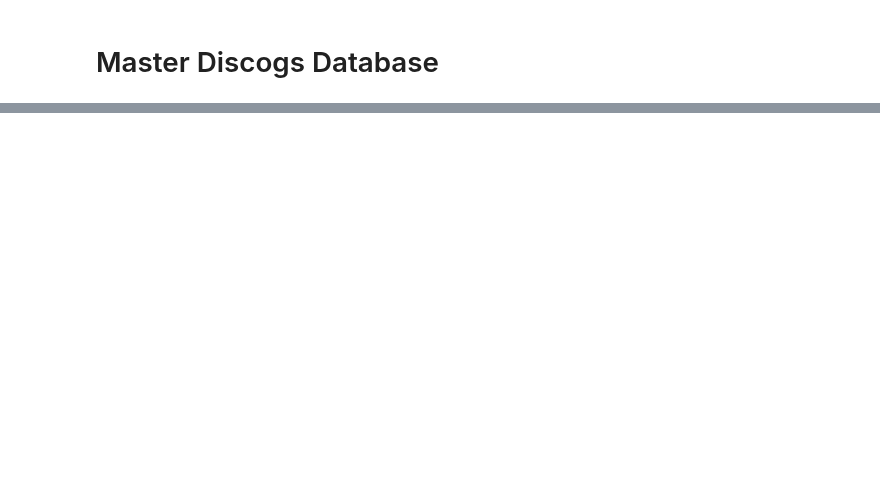
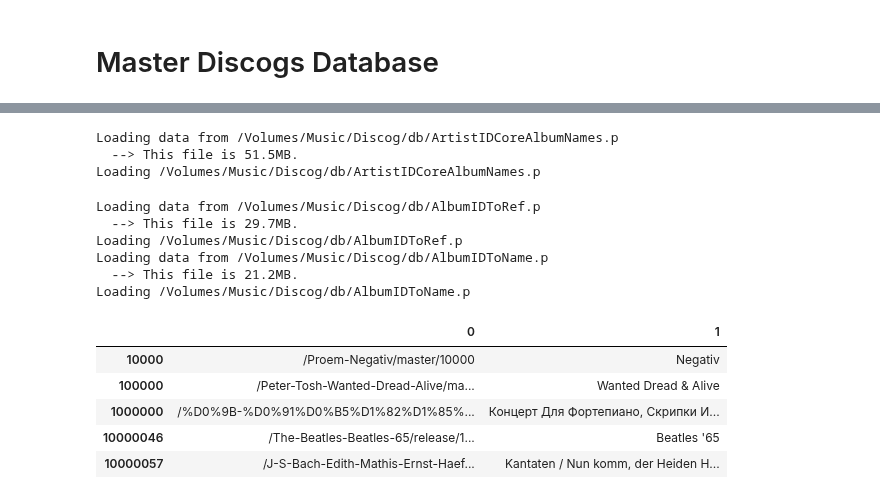
Before and after one commit to tgadf/discogs, a Jupyter notebook: Master DB.ipynb, the cells around one changed output, grey strips where cells are left out. Drawn from its saved outputs; the diff is of its cells as text; code cells hidden in the pictures; blank space fills up the shorter version.

```diff
--- a/Master DB.ipynb
+++ b/Master DB.ipynb
@@ -264,0 +283,27 @@ Loading /Volumes/Music/Discog/db/AlbumArtistMetaData.p
+# %%
+x = disc.getArtistIDCoreAlbumNames()
+# %% [output]
+Loading data from /Volumes/Music/Discog/db/ArtistIDCoreAlbumNames.p
+  --> This file is 51.5MB.
+Loading /Volumes/Music/Discog/db/ArtistIDCoreAlbumNames.p
+# %%
+albToRef  = disc.getAlbumIDToRefData()
+albToName = disc.getAlbumIDToNameData()
+# %% [output]
+Loading data from /Volumes/Music/Discog/db/AlbumIDToRef.p
+  --> This file is 29.7MB.
+Loading /Volumes/Music/Discog/db/AlbumIDToRef.p
+Loading data from /Volumes/Music/Discog/db/AlbumIDToName.p
+  --> This file is 21.2MB.
+Loading /Volumes/Music/Discog/db/AlbumIDToName.p
+# %%
+albDF = DataFrame([albToRef,albToName]).T
+# %%
+albDF.head()
+# %% [output]
+|  | 0 | 1 |
+| 10000 | /Proem-Negativ/master/10000 | Negativ |
+| 100000 | /Peter-Tosh-Wanted-Dread-Alive/ma... | Wanted Dread & Alive |
+| 1000000 | /%D0%9B-%D0%91%D0%B5%D1%82%D1%85%... | Концерт Для Фортепиано, Скрипки И... |
+| 10000046 | /The-Beatles-Beatles-65/release/1... | Beatles '65 |
+| 10000057 | /J-S-Bach-Edith-Mathis-Ernst-Haef... | Kantaten / Nun komm, der Heiden H... |
```
Also changed, not shown: parts of 24 cells of this notebook, 8 other files.
